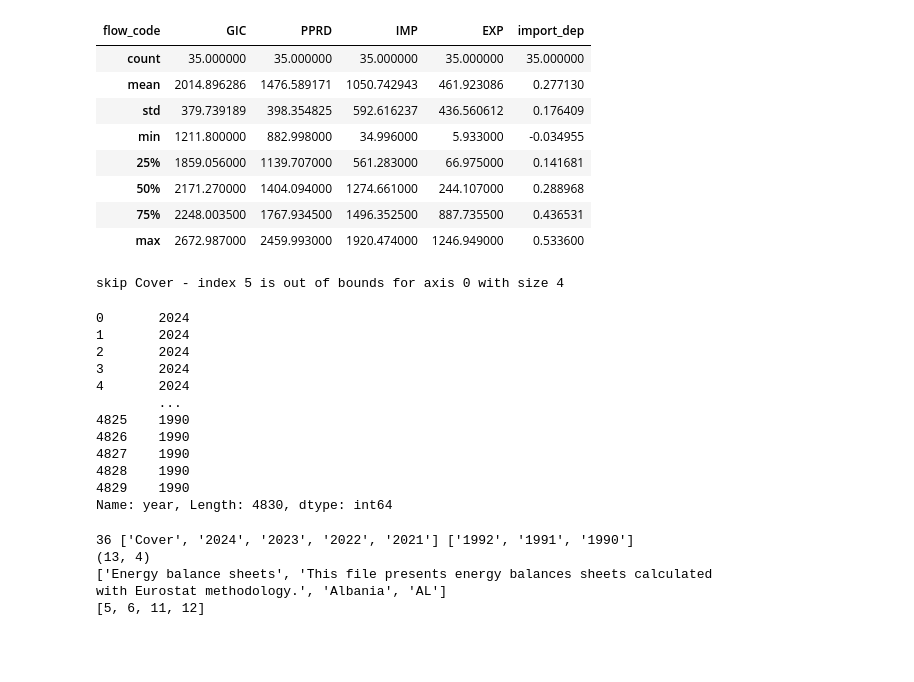
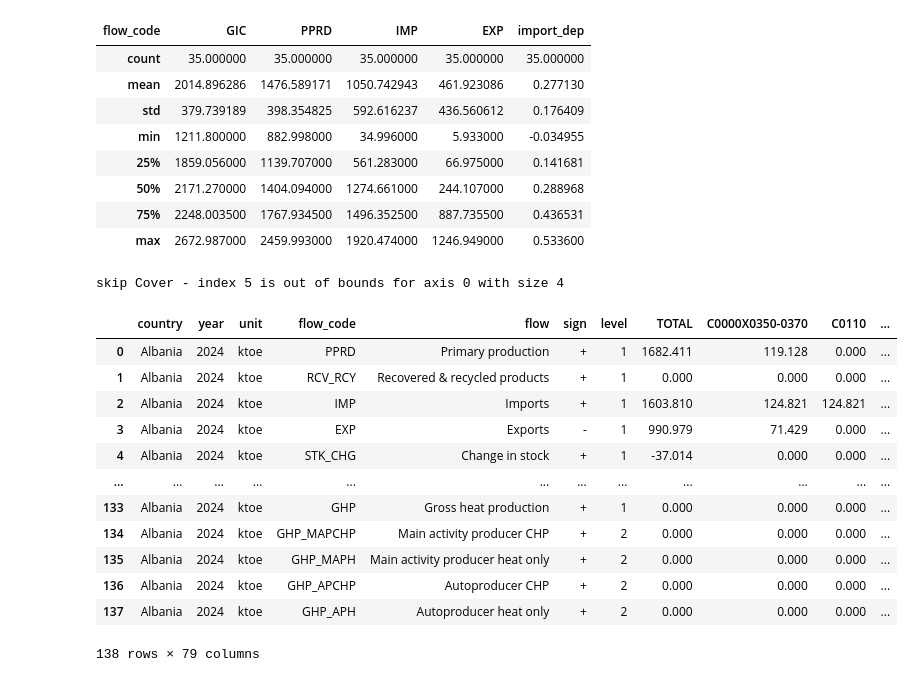
Before and after one commit to Kuzemano/Energy-Balances, a Jupyter notebook: main.ipynb, the cells around one changed output. Saved outputs shown, nothing was run; the diff lists cells and outputs as text; code cells hidden in the pictures; blank space fills up the shorter version.

```diff
--- a/main.ipynb
+++ b/main.ipynb
@@ -152,32 +147,23 @@ wide_all = pd.concat(wide_frames, ignore_index=True)
 wide_all["year"] = wide_all["year"].astype(int)
 #print(wide_all.shape)
 wide_all
+data = wide_all
 # %% [output]
 skip Cover - index 5 is out of bounds for axis 0 with size 4
-0       2024
-1       2024
-2       2024
-3       2024
-4       2024
-        ...
-4825    1990
-4826    1990
-4827    1990
-4828    1990
-4829    1990
-Name: year, Length: 4830, dtype: int64
-# %%
-print(len(xl.sheet_names), xl.sheet_names[:5], xl.sheet_names[-3:])
-
-raw = xl.parse(xl.sheet_names[0], header=None)
-print(raw.shape)
-
-# rows where col 0 is text and the rest of the row is empty = likely country headers
-hdr = raw[raw[0].apply(lambda v: isinstance(v, str)) & raw.iloc[:, 1:].isna().all(axis=1)]
-print(hdr[0].tolist()[:50])
-print(hdr.index.tolist()[:50])
-# %% [output]
-36 ['Cover', '2024', '2023', '2022', '2021'] ['1992', '1991', '1990']
-(13, 4)
-['Energy balance sheets', 'This file presents energy balances sheets calculated with Eurostat methodology.', 'Albania', 'AL']
-[5, 6, 11, 12]
+# %%
+twenifow = data[data["year"] == 2024]
+twenifow
+# %% [output]
+|  | country | year | unit | flow_code | flow | sign | level | TOTAL | C0000X0350-0370 | C0110 | ... |
+| 0 | Albania | 2024 | ktoe | PPRD | Primary production | + | 1 | 1682.411 | 119.128 | 0.000 | ... |
+| 1 | Albania | 2024 | ktoe | RCV_RCY | Recovered & recycled products | + | 1 | 0.000 | 0.000 | 0.000 | ... |
+| 2 | Albania | 2024 | ktoe | IMP | Imports | + | 1 | 1603.810 | 124.821 | 124.821 | ... |
+| 3 | Albania | 2024 | ktoe | EXP | Exports | - | 1 | 990.979 | 71.429 | 0.000 | ... |
+| 4 | Albania | 2024 | ktoe | STK_CHG | Change in stock | + | 1 | -37.014 | 0.000 | 0.000 | ... |
+| ... | ... | ... | ... | ... | ... | ... | ... | ... | ... | ... | ... |
+| 133 | Albania | 2024 | ktoe | GHP | Gross heat production | + | 1 | 0.000 | 0.000 | 0.000 | ... |
+| 134 | Albania | 2024 | ktoe | GHP_MAPCHP | Main activity producer CHP | + | 2 | 0.000 | 0.000 | 0.000 | ... |
+| 135 | Albania | 2024 | ktoe | GHP_MAPH | Main activity producer heat only | + | 2 | 0.000 | 0.000 | 0.000 | ... |
+| 136 | Albania | 2024 | ktoe | GHP_APCHP | Autoproducer CHP | + | 2 | 0.000 | 0.000 | 0.000 | ... |
+| 137 | Albania | 2024 | ktoe | GHP_APH | Autoproducer heat only | + | 2 | 0.000 | 0.000 | 0.000 | ... |
+138 rows × 79 columns
```
Also changed, not shown: parts of 19 cells of this notebook, 2 other files.
